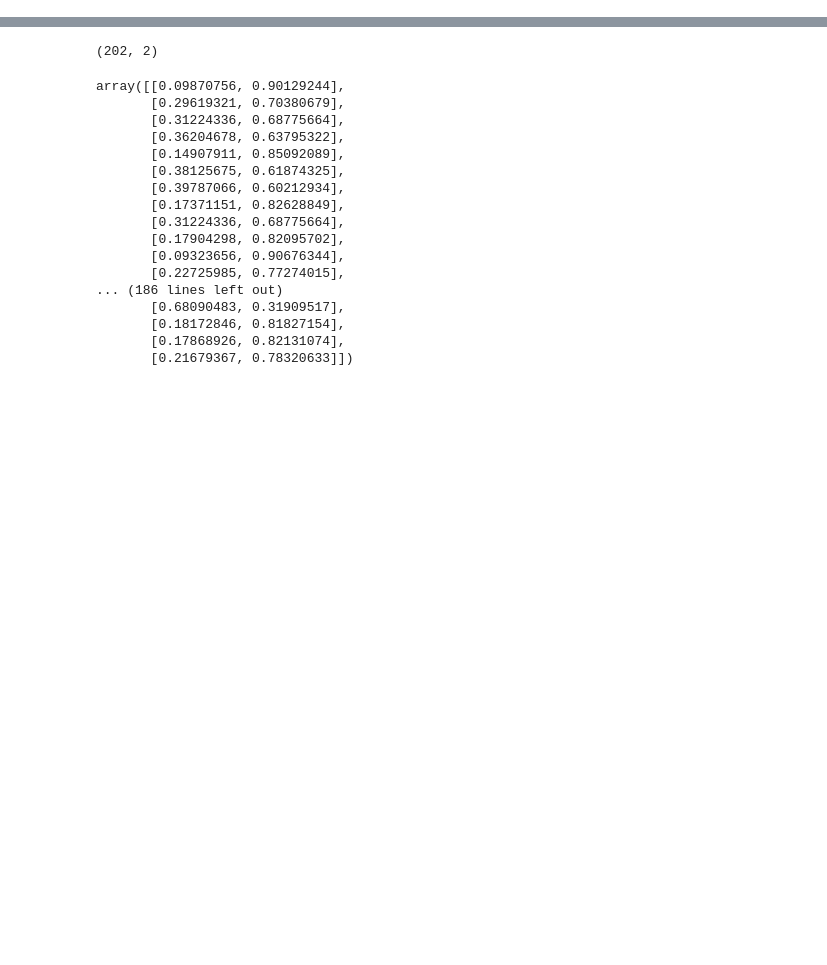
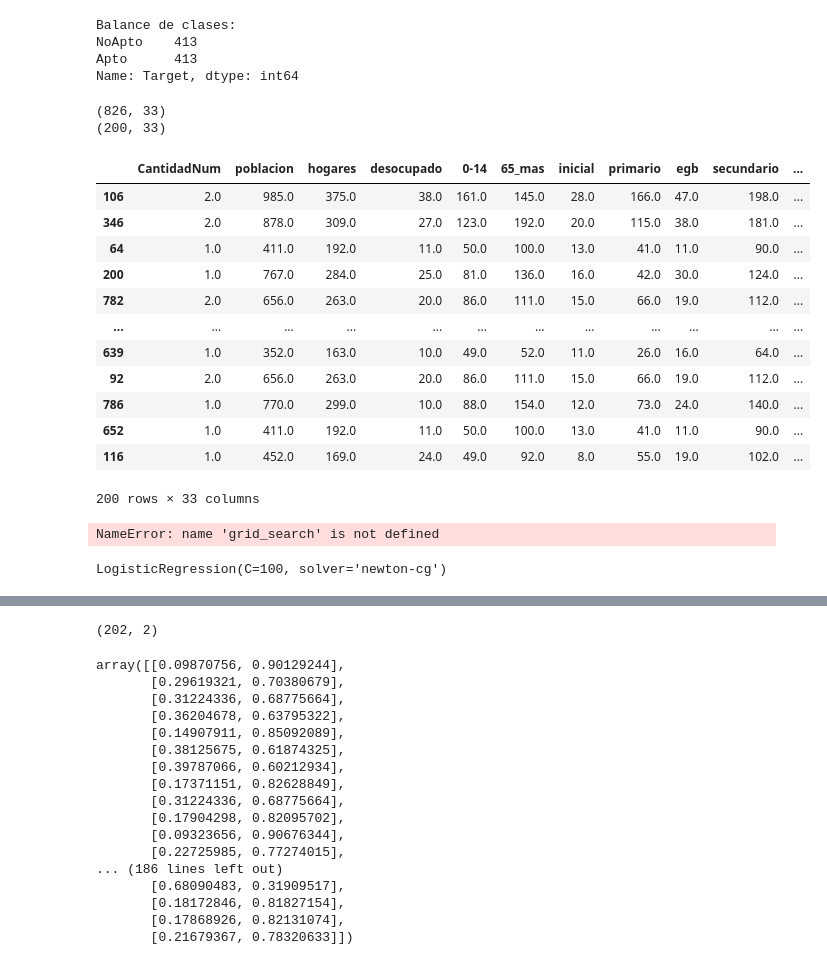
Before and after one commit to GerardoGrana/DHdatascienceG8, a Jupyter notebook: Regresion Logistica, la mejor performance.ipynb, the cells around one changed output, grey strips where cells are left out. Saved outputs shown, nothing was run; the diff lists cells and outputs as text; code cells hidden in the pictures; blank space fills up the shorter version.

```diff
--- a/Regresion Logistica, la mejor performance.ipynb
+++ b/Regresion Logistica, la mejor performance.ipynb
@@ -30,0 +76,61 @@ X_test_std = scaler.fit_transform(X_test)
+# %%
+from imblearn.over_sampling import SMOTENC
+
+categorical_cols=(X_train_cat.dtypes=='object').values
+numerical_cols= ~categorical_cols
+
+sm=SMOTENC(categorical_features=categorical_cols,k_neighbors=5,random_state=0)
+X_train_sm,y_train_sm=sm.fit_resample(X_train_cat,y_train)
+
+print('Balance de clases:')
+print(y_train_sm.value_counts(normalize=False))
+# %% [output]
+Balance de clases:
+NoApto    413
+Apto      413
+Name: Target, dtype: int64
+# %%
+enc=OneHotEncoder(drop='first',sparse=False)
+train_dummies=enc.fit_transform(X_train_sm.loc[:,categorical_cols])
+train_dummies=pd.DataFrame(train_dummies)
+train_dummies.columns=[x for cat_list in enc.categories_ for x in cat_list[1:]]
+
+X_train_final=X_train_sm.loc[:,numerical_cols].join(train_dummies)
+
+test_dummies=enc.transform(X_test_cat.loc[:,categorical_cols])
+test_dummies=pd.DataFrame(test_dummies)
+test_dummies.columns=[x for cat_list in enc.categories_ for x in cat_list[1:]]
+test_dummies.index=X_test.index
+
+X_test_final=X_test_cat.loc[:,numerical_cols].join(test_dummies)
+
+print(X_train_final.shape)
+print(X_test_final.shape)
+# %% [output]
+(826, 33)
+(200, 33)
+# %%
+X_test_final
+# %% [output]
+|  | CantidadNum | poblacion | hogares | desocupado | 0-14 | 65_mas | inicial | primario | egb | secundario | ... |
+| 106 | 2.0 | 985.0 | 375.0 | 38.0 | 161.0 | 145.0 | 28.0 | 166.0 | 47.0 | 198.0 | ... |
+| 346 | 2.0 | 878.0 | 309.0 | 27.0 | 123.0 | 192.0 | 20.0 | 115.0 | 38.0 | 181.0 | ... |
+| 64 | 1.0 | 411.0 | 192.0 | 11.0 | 50.0 | 100.0 | 13.0 | 41.0 | 11.0 | 90.0 | ... |
+| 200 | 1.0 | 767.0 | 284.0 | 25.0 | 81.0 | 136.0 | 16.0 | 42.0 | 30.0 | 124.0 | ... |
+| 782 | 2.0 | 656.0 | 263.0 | 20.0 | 86.0 | 111.0 | 15.0 | 66.0 | 19.0 | 112.0 | ... |
+| ... | ... | ... | ... | ... | ... | ... | ... | ... | ... | ... | ... |
+| 639 | 1.0 | 352.0 | 163.0 | 10.0 | 49.0 | 52.0 | 11.0 | 26.0 | 16.0 | 64.0 | ... |
+| 92 | 2.0 | 656.0 | 263.0 | 20.0 | 86.0 | 111.0 | 15.0 | 66.0 | 19.0 | 112.0 | ... |
+| 786 | 1.0 | 770.0 | 299.0 | 10.0 | 88.0 | 154.0 | 12.0 | 73.0 | 24.0 | 140.0 | ... |
+| 652 | 1.0 | 411.0 | 192.0 | 11.0 | 50.0 | 100.0 | 13.0 | 41.0 | 11.0 | 90.0 | ... |
+| 116 | 1.0 | 452.0 | 169.0 | 24.0 | 49.0 | 92.0 | 8.0 | 55.0 | 19.0 | 102.0 | ... |
+200 rows × 33 columns
+# %%
+grid_search.fit(X_train_final, y_train_sm)
+# %% [output]
+NameError: name 'grid_search' is not defined
+# %%
+cv_clf_os = grid_search.best_estimator_
+cv_clf_os
+# %% [output]
+LogisticRegression(C=100, solver='newton-cg')
```
Also changed, not shown: parts of 17 cells of this notebook, 5 other files.
